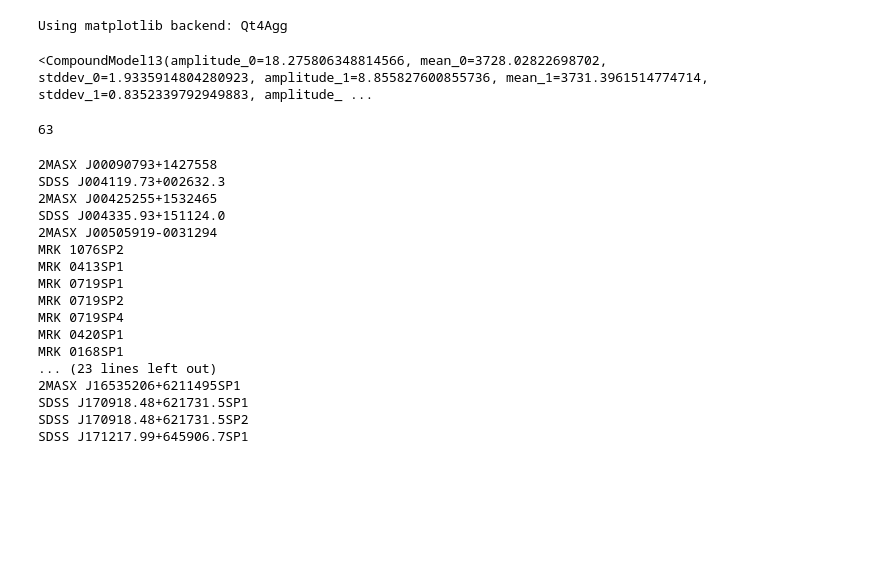
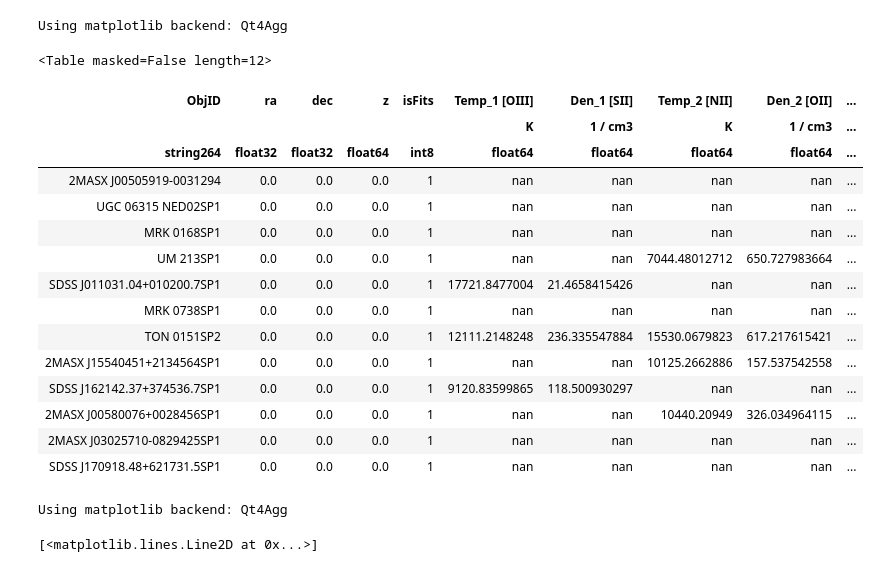
Before and after one commit to aframosp/SpecData, a Jupyter notebook: SpecData.ipynb, the cells around one changed output. Saved outputs shown, nothing was run; the diff lists cells and outputs as text; code cells hidden in the pictures; blank space fills up the shorter version.

```diff
--- a/SpecData.ipynb
+++ b/SpecData.ipynb
@@ -410,44 +441,22 @@ for i in range(10):
 plt.legend()
 # %% [output]
 Using matplotlib backend: Qt4Agg
-# %%
-Modelos[jj][0]
-# %% [output]
-<CompoundModel13(amplitude_0=18.275806348814566, mean_0=3728.02822698702, stddev_0=1.9335914804280923, amplitude_1=8.855827600855736, mean_1=3731.3961514774714, stddev_1=0.8352339792949883, amplitude_ ...
-# %%
-cooo
-# %% [output]
-63
-# %%
-resultList = Table.read("resultList.tbl", format = 'ascii')
-limDim = 1
-aarr = [3, 6, 7, 10, 12, 13, 14, 0, 1]
-for objID in resultList:
-    nameTable = "Tabla"+str(objID[0])+".tbl"
-    tableObjID = Table.read(nameTable, format = 'ascii')
-    conta = 0
-    for iLine in aarr: # range(len(tableObjID)):
-        if (mt.fabs(tableObjID['Lambda Vac'][iLine]-tableObjID['Wavelength'][iLine]) > limDim) or (tableObjID['Flux'][iLine]==0.0) :
-            continue
-        else:
-            conta = conta + 1
-    if conta == len(aarr):
-        print objID[0]
-# %% [output]
-2MASX J00090793+1427558
-SDSS J004119.73+002632.3
-2MASX J00425255+1532465
-SDSS J004335.93+151124.0
-2MASX J00505919-0031294
-MRK 1076SP2
-MRK 0413SP1
-MRK 0719SP1
-MRK 0719SP2
-MRK 0719SP4
-MRK 0420SP1
-MRK 0168SP1
-... (23 lines left out)
-2MASX J16535206+6211495SP1
-SDSS J170918.48+621731.5SP1
-SDSS J170918.48+621731.5SP2
-SDSS J171217.99+645906.7SP1
+# %%
+resultListDT
+# %% [output]
+<Table masked=False length=12>
+| ObjID | ra | dec | z | isFits | Temp_1 [OIII] | Den_1 [SII] | Temp_2 [NII] | Den_2 [OII] | ... |
+|  |  |  |  |  | K | 1 / cm3 | K | 1 / cm3 | ... |
+| string264 | float32 | float32 | float64 | int8 | float64 | float64 | float64 | float64 | ... |
+| 2MASX J00505919-0031294 | 0.0 | 0.0 | 0.0 | 1 | nan | nan | nan | nan | ... |
+| UGC 06315 NED02SP1 | 0.0 | 0.0 | 0.0 | 1 | nan | nan | nan | nan | ... |
+| MRK 0168SP1 | 0.0 | 0.0 | 0.0 | 1 | nan | nan | nan | nan | ... |
+| UM 213SP1 | 0.0 | 0.0 | 0.0 | 1 | nan | nan | 7044.48012712 | 650.727983664 | ... |
+| SDSS J011031.04+010200.7SP1 | 0.0 | 0.0 | 0.0 | 1 | 17721.8477004 | 21.4658415426 | nan | nan | ... |
+| MRK 0738SP1 | 0.0 | 0.0 | 0.0 | 1 | nan | nan | nan | nan | ... |
+| TON 0151SP2 | 0.0 | 0.0 | 0.0 | 1 | 12111.2148248 | 236.335547884 | 15530.0679823 | 617.217615421 | ... |
+| 2MASX J15540451+2134564SP1 | 0.0 | 0.0 | 0.0 | 1 | nan | nan | 10125.2662886 | 157.537542558 | ... |
+| SDSS J162142.37+374536.7SP1 | 0.0 | 0.0 | 0.0 | 1 | 9120.83599865 | 118.500930297 | nan | nan | ... |
+| 2MASX J00580076+0028456SP1 | 0.0 | 0.0 | 0.0 | 1 | nan | nan | 10440.20949 | 326.034964115 | ... |
+| 2MASX J03025710-0829425SP1 | 0.0 | 0.0 | 0.0 | 1 | nan | nan | nan | nan | ... |
+| SDSS J170918.48+621731.5SP1 | 0.0 | 0.0 | 0.0 | 1 | nan | nan | nan | nan | ... |
@@ -453,0 +473,18 @@ SDSS J171217.99+645906.7SP1
+# %%
+
+jj = 0
+
+box_kernel = Box1DKernel(5)
+smoothed_data_box = convolve(Spectra[jj], box_kernel)
+
+#gauss_kernel = Gaussian1DKernel(5)
+#smoothed_data_gauss = convolve(Spectra[jj], gauss_kernel)
+
+%matplotlib
+#plt.plot(Lambda[jj], theorFlux)
+plt.plot(Lambda[jj],Spectra[jj], lw=0.5, c = 'k', label='Spectra')
+plt.plot(Lambda[jj],SpectraCont[jj], lw=2, c = 'g', label='Spectra')
+plt.plot(Lambda[jj],smoothed_data_box, lw=2, c = 'cyan', label='Spectra')
+# %% [output]
+Using matplotlib backend: Qt4Agg
+[<matplotlib.lines.Line2D at 0x...>]
```
Also changed, not shown: parts of 13 cells of this notebook, 4 other files.
